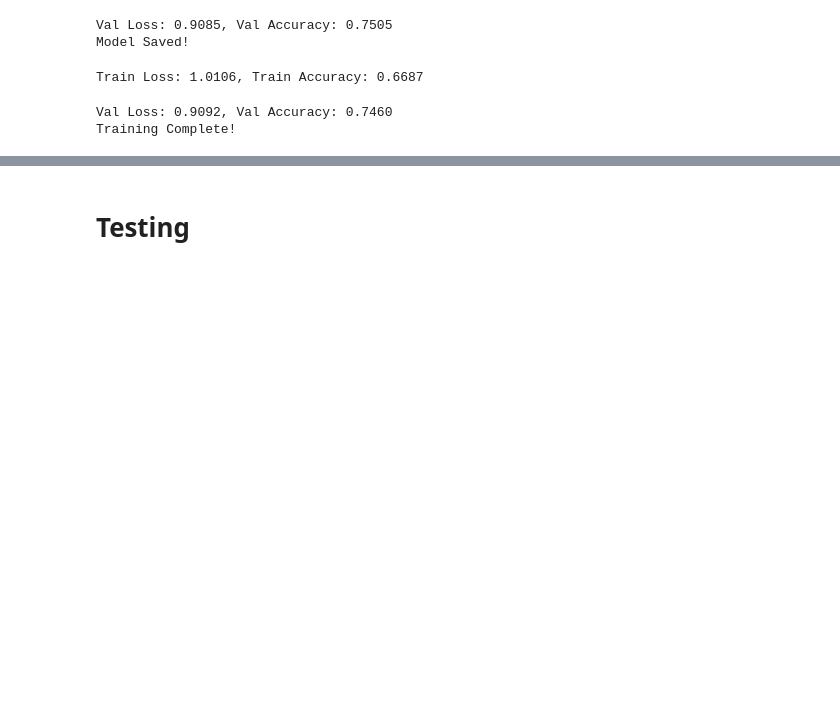
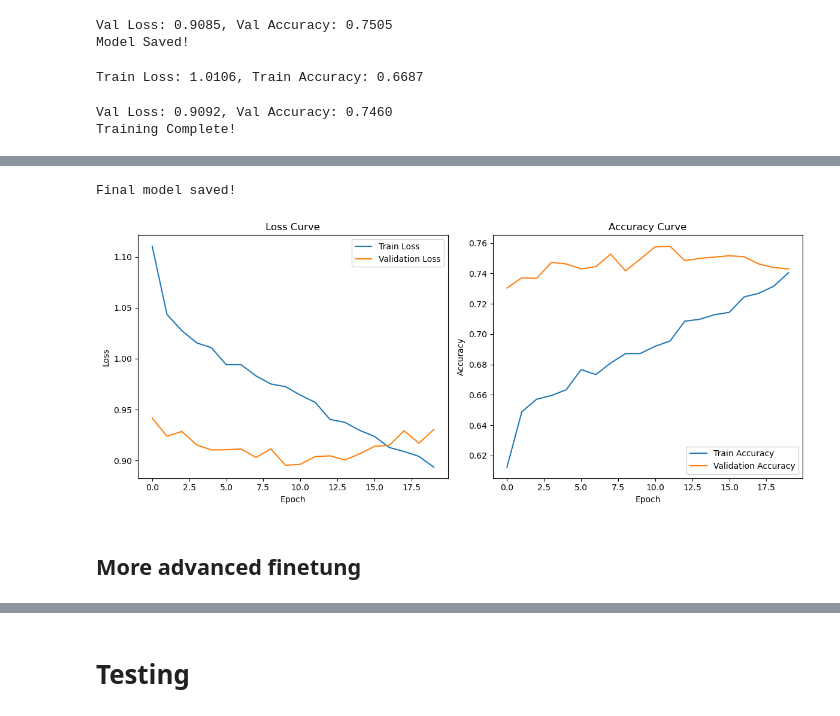
Before and after one commit to sandromikautadze/storyboard-diffusion, a Jupyter notebook: lens_classifier.ipynb, the cells around one changed output, grey strips where cells are left out. Saved outputs shown, nothing was run; the diff lists cells and outputs as text; code cells hidden in the pictures; blank space fills up the shorter version.

Commit message:
FEAT: Finetuning classifier for classifier guidance diffusion

```diff
--- a/lens_classifier.ipynb
+++ b/lens_classifier.ipynb
@@ -273,0 +345,3 @@ Training Complete!
+# %%
+# Save best hyperparameters from the Optuna study (assume study.best_trial.params exists)
+best_hyperparams = study.best_trial.params
@@ -273,0 +354,11 @@ Training Complete!
+# %%
+import json
+
+with open("best_hyperparams.json", "w") as f:
+    json.dump(best_hyperparams, f)
+print("Best hyperparameters saved.")
+
+# Later, load the hyperparameters
+with open("best_hyperparams.json", "r") as f:
+    best_hyperparams = json.load(f)
+print("Best hyperparameters loaded:", best_hyperparams)
@@ -273,0 +468,35 @@ Training Complete!
+# %%
+# Load the best model weights (i.e. those from the epoch with the best validation loss)
+model.load_state_dict(best_model_wts)
+# Save the final model weights to disk.
+torch.save(model.state_dict(), "final_guidance_classifier.pth")
+print("Final model saved!")
+# %% [output]
+Final model saved!
+# %%
+plt.figure(figsize=(12, 5))
+
+# Loss curve
+plt.subplot(1, 2, 1)
+plt.plot(train_losses, label="Train Loss")
+plt.plot(val_losses, label="Validation Loss")
+plt.xlabel("Epoch")
+plt.ylabel("Loss")
+plt.title("Loss Curve")
+plt.legend()
+
+# Accuracy curve
+plt.subplot(1, 2, 2)
+plt.plot(train_accuracies, label="Train Accuracy")
+plt.plot(val_accuracies, label="Validation Accuracy")
+plt.xlabel("Epoch")
+plt.ylabel("Accuracy")
+plt.title("Accuracy Curve")
+plt.legend()
+
+plt.tight_layout()
+plt.show()
+# %% [output]
+[figure, added]
+# %% [markdown]
+## More advanced finetung
```
Also changed, not shown: parts of 20 cells of this notebook, 4 other files.
